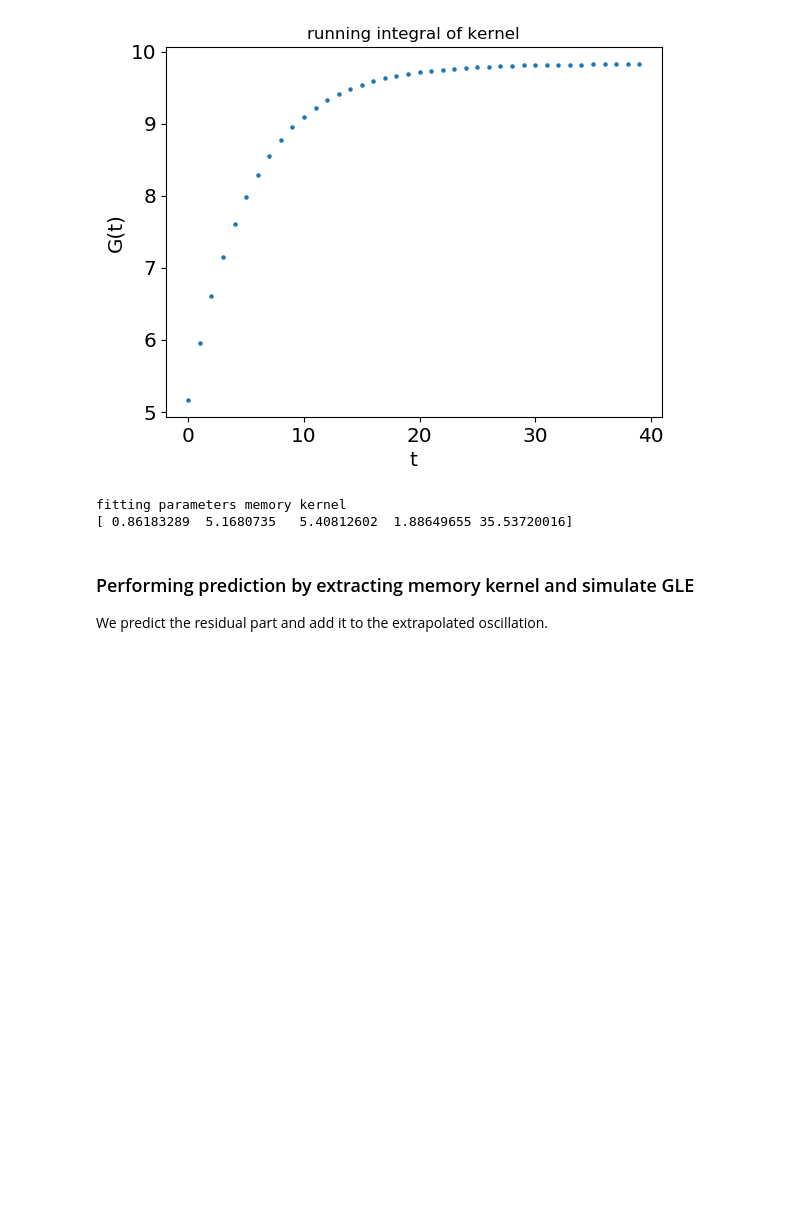
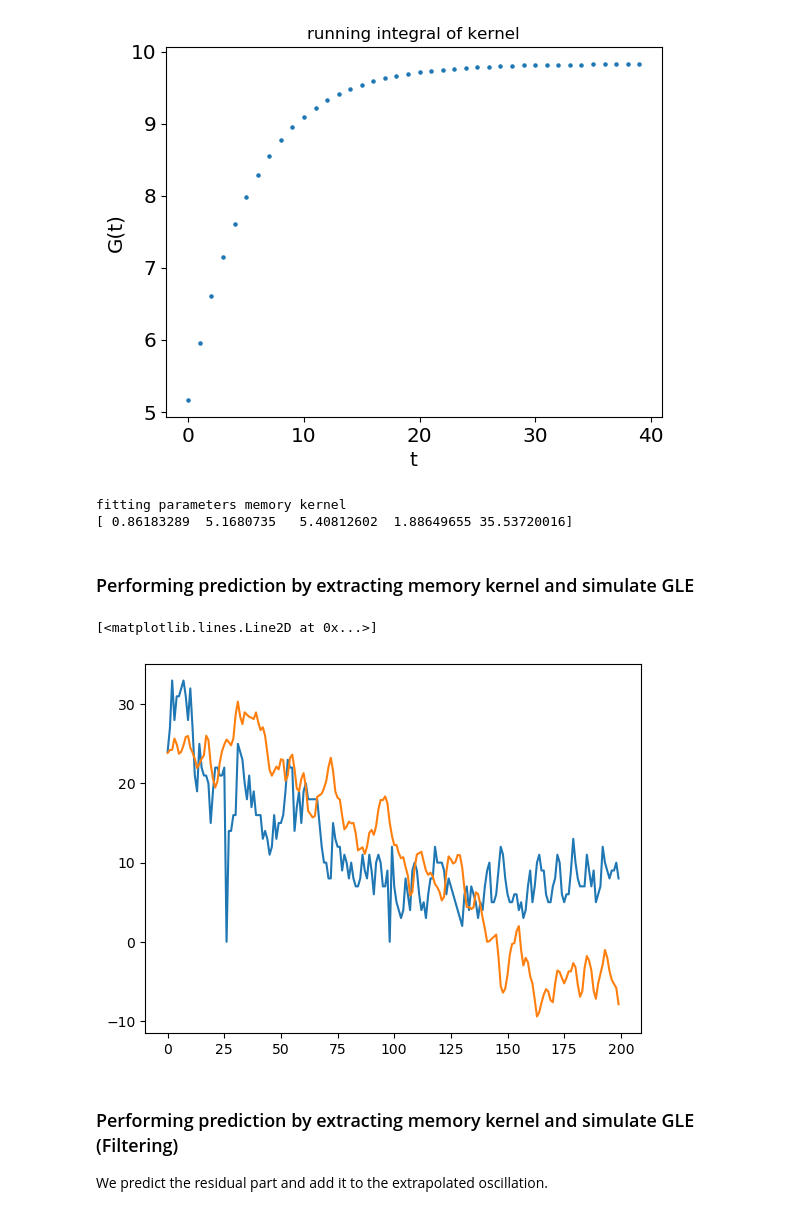
Before and after one commit to hkiefer/mempred, a Jupyter notebook: example/Example Temperature.ipynb, the cells around one changed output. Cells and saved outputs as stored; diff of their text form; code cells hidden in the pictures; blank space fills up the shorter version.

```diff
--- a/example/Example Temperature.ipynb
+++ b/example/Example Temperature.ipynb
@@ -149,8 +148,27 @@ plotting running integral of kernel...
 [figure]
 fitting parameters memory kernel
 [ 0.86183289  5.1680735   5.40812602  1.88649655 35.53720016]
+# %% [markdown]
+### Performing prediction by extracting memory kernel and simulate GLE
+# %%
+t= data.index.values
+x = data['maxtempC'].values.astype(float)
+n_steps = 200 #steps to predict
+cut = int(len(x))-n_steps
+
+
+predict=GLEPrediction(bins=100,  cut = cut ,trunc=1000, dt = 1, no_fe=False, plot_pred = False,kde_mode=True,mori=False,disc=1,hs_pred=False)
+kernel = predict.extractKernel([x], plot_kernel = False)
+GLE1=predict.predictGLE([x], n_steps=n_steps, n_preds = 100, return_full_trjs=True, zero_noise = False,cond_noise = 1)
+pred_GLE1 = GLE1[2]
+
+plt.plot(data["maxtempC"][cut:cut+n_steps].values)
+plt.plot(pred_GLE1)
+# %% [output]
+[<matplotlib.lines.Line2D at 0x...>]
+[figure, added]
 # %% [markdown]
-### Performing prediction by extracting memory kernel and simulate GLE
+### Performing prediction by extracting memory kernel and simulate GLE (Filtering)
  We predict the residual part and add it to the extrapolated oscillation.
 # %%
 t= data.index.values
```
Also changed, not shown: parts of 2 cells of this notebook, 1 other file.
